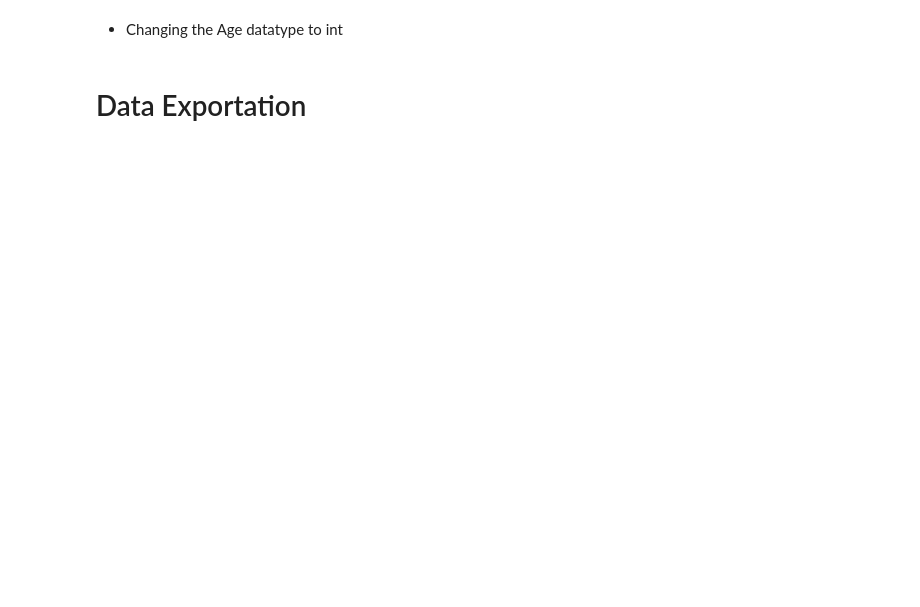
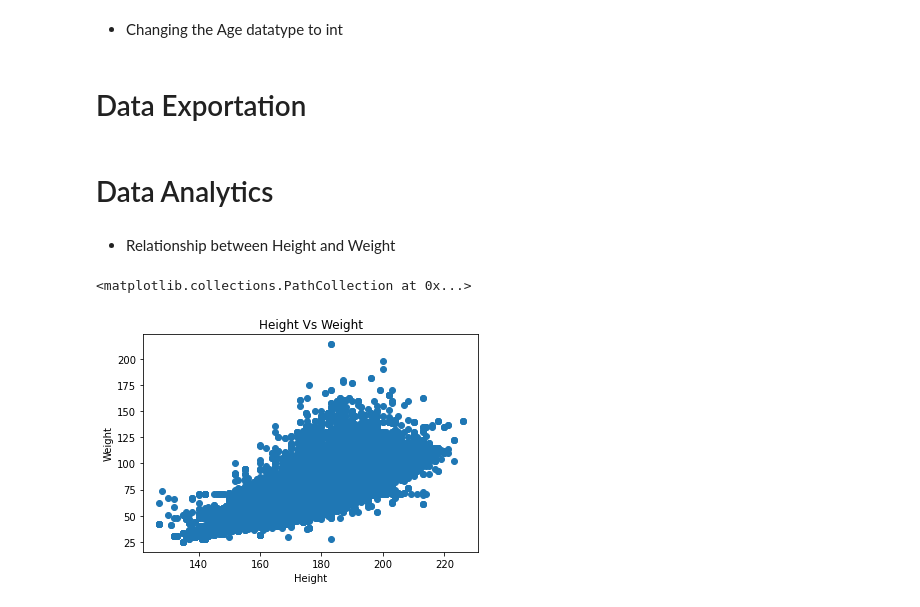
Before and after one commit to Naveen-Karanamu/Olympics-Data-Analytics, a Jupyter notebook: main.ipynb, the cells around one changed output. Saved outputs shown, nothing was run; the diff lists cells and outputs as text; code cells hidden in the pictures; blank space fills up the shorter version.

Commit message:
Analysed: Data

```diff
--- a/main.ipynb
+++ b/main.ipynb
@@ -380,3 +383,17 @@ at.to_json("New_data.json")
 
 # Exporting the data to exel formate
 at.to_excel("New_data.xlxs")
+# %% [markdown]
+# Data Analytics
+# %% [markdown]
+* Relationship between Height and Weight
+# %%
+x=at.Height
+y=at.Weight
+plt.title("Height Vs Weight")
+plt.xlabel("Height")
+plt.ylabel("Weight")
+plt.scatter(x,y)
+# %% [output]
+<matplotlib.collections.PathCollection at 0x...>
+[figure, added]
```
Also changed, not shown: parts of 9 cells of this notebook, 1 other file.
